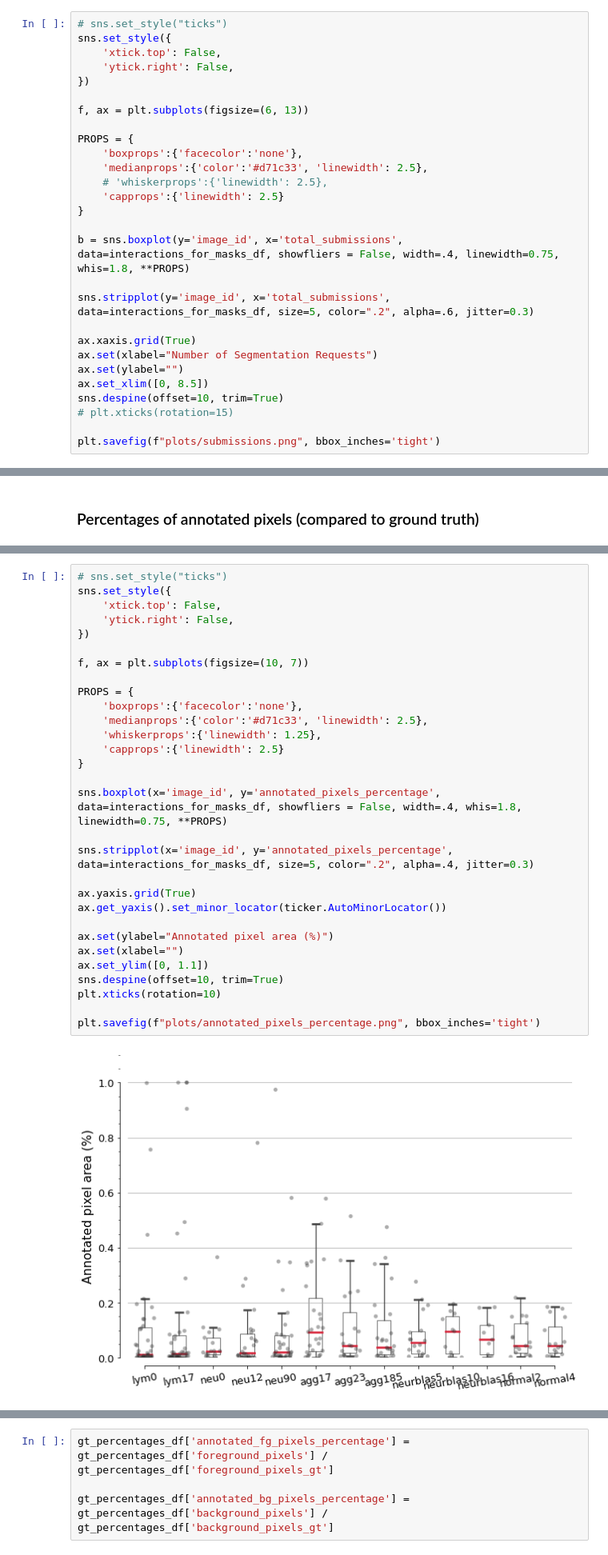
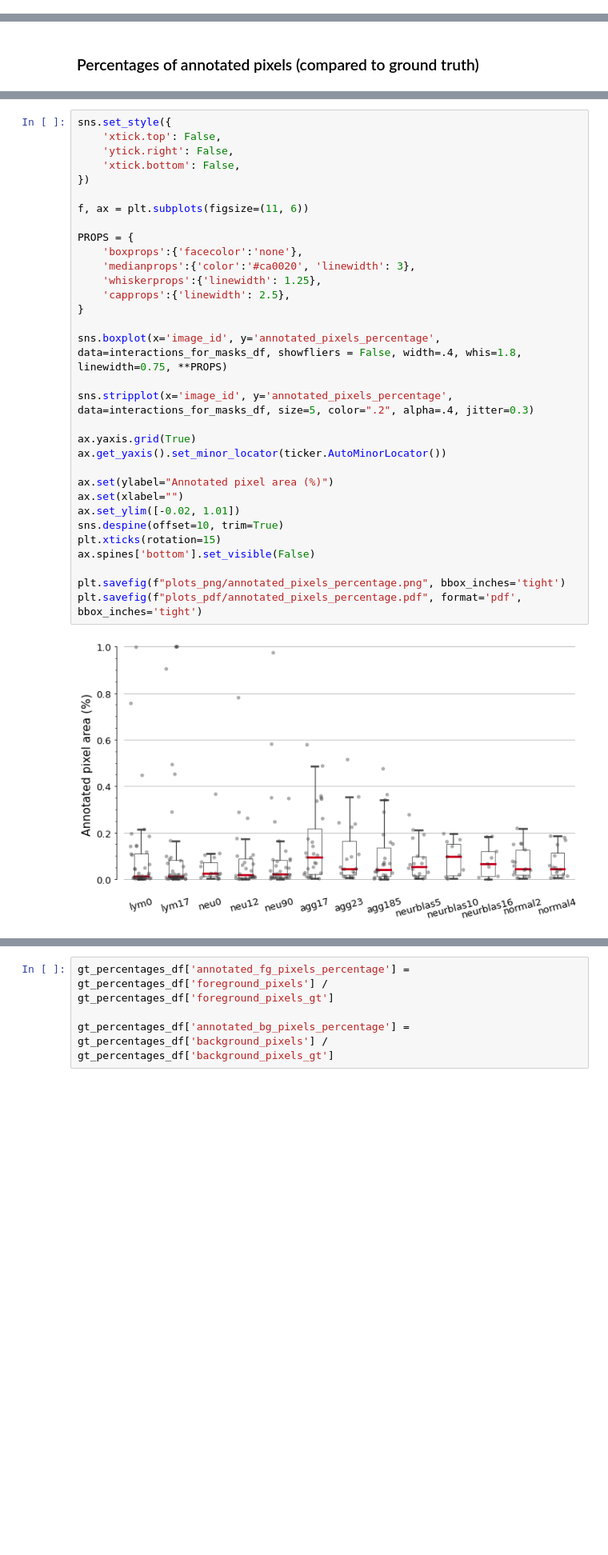
Before and after one commit to soupwaylee/masters-thesis-grabcut-cp-evaluation, a Jupyter notebook: interaction_eval.ipynb, the cells around one changed output, grey strips where cells are left out. Shown at 80% size. Drawn from its saved outputs; the diff is of its cells as text; blank space fills up the shorter version.

```diff
--- a/interaction_eval.ipynb
+++ b/interaction_eval.ipynb
@@ -468,28 +372,0 @@ plt.savefig(f"plots/submissions.png", bbox_inches='tight')
-# %%
-# sns.set_style("ticks")
-sns.set_style({
-    'xtick.top': False,
-    'ytick.right': False,
-})
-
-f, ax = plt.subplots(figsize=(6, 13))
-
-PROPS = {
-    'boxprops':{'facecolor':'none'},
-    'medianprops':{'color':'#d71c33', 'linewidth': 2.5},
-    # 'whiskerprops':{'linewidth': 2.5},
-    'capprops':{'linewidth': 2.5}
-}
-
-b = sns.boxplot(y='image_id', x='total_submissions', data=interactions_for_masks_df, showfliers = False, width=.4, linewidth=0.75, whis=1.8, **PROPS)
-
-sns.stripplot(y='image_id', x='total_submissions', data=interactions_for_masks_df, size=5, color=".2", alpha=.6, jitter=0.3)
-
-ax.xaxis.grid(True)
-ax.set(xlabel="Number of Segmentation Requests")
-ax.set(ylabel="")
-ax.set_xlim([0, 8.5])
-sns.despine(offset=10, trim=True)
-# plt.xticks(rotation=15)
-
-plt.savefig(f"plots/submissions.png", bbox_inches='tight')
@@ -534,32 +404,34 @@ plt.savefig(f"plots/annotated_pixels_percentage.png", bbox_inches='tight')
 # %%
-# sns.set_style("ticks")
 sns.set_style({
     'xtick.top': False,
     'ytick.right': False,
+    'xtick.bottom': False,
 })
 
-f, ax = plt.subplots(figsize=(10, 7))
+f, ax = plt.subplots(figsize=(11, 6))
 
 PROPS = {
     'boxprops':{'facecolor':'none'},
-    'medianprops':{'color':'#d71c33', 'linewidth': 2.5},
+    'medianprops':{'color':'#ca0020', 'linewidth': 3},
     'whiskerprops':{'linewidth': 1.25},
-    'capprops':{'linewidth': 2.5}
+    'capprops':{'linewidth': 2.5},
 }
 
 sns.boxplot(x='image_id', y='annotated_pixels_percentage', data=interactions_for_masks_df, showfliers = False, width=.4, whis=1.8, linewidth=0.75, **PROPS)
 
 sns.stripplot(x='image_id', y='annotated_pixels_percentage', data=interactions_for_masks_df, size=5, color=".2", alpha=.4, jitter=0.3)
 
 ax.yaxis.grid(True)
 ax.get_yaxis().set_minor_locator(ticker.AutoMinorLocator())
 
 ax.set(ylabel="Annotated pixel area (%)")
 ax.set(xlabel="")
-ax.set_ylim([0, 1.1])
+ax.set_ylim([-0.02, 1.01])
 sns.despine(offset=10, trim=True)
-plt.xticks(rotation=10)
+plt.xticks(rotation=15)
+ax.spines['bottom'].set_visible(False)
 
-plt.savefig(f"plots/annotated_pixels_percentage.png", bbox_inches='tight')
+plt.savefig(f"plots_png/annotated_pixels_percentage.png", bbox_inches='tight')
+plt.savefig(f"plots_pdf/annotated_pixels_percentage.pdf", format='pdf', bbox_inches='tight')
 # %% [output]
-[figure, old version]
+[figure, new version]
```
Also changed, not shown: parts of 27 cells of this notebook, 1 other file.
